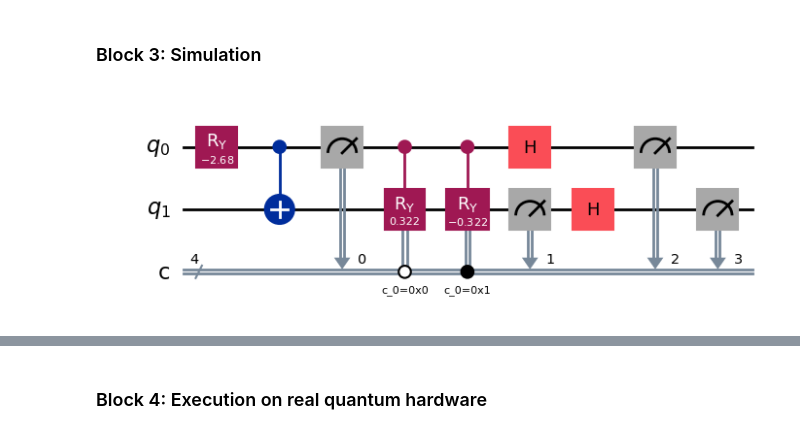
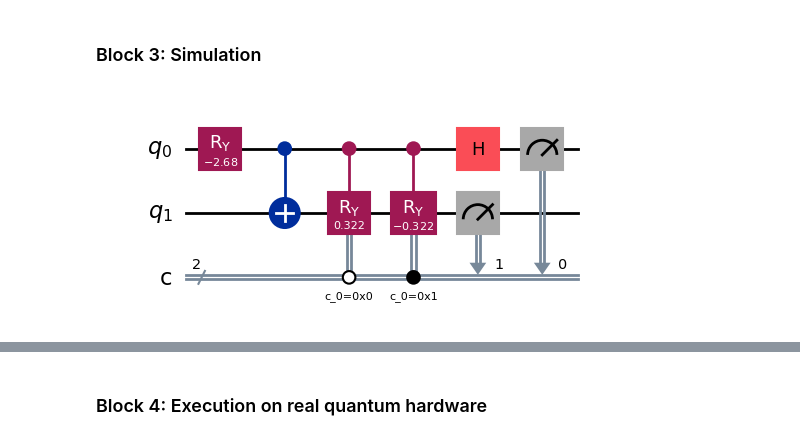
Before and after one commit to Amir1603/quantum, a Jupyter notebook: ibm/redo2.ipynb, the cells around one changed output, grey strips where cells are left out. Saved outputs shown, nothing was run; the diff lists cells and outputs as text; code cells hidden in the pictures.

```diff
--- a/ibm/redo2.ipynb
+++ b/ibm/redo2.ipynb
@@ -62,7 +11,7 @@ import numpy as np
 # %% [markdown]
 ### Block 2: Define the QET circuit function
 # %%
-def qet_circuit(h, k):
+def qet_circuit(h, k, apply_h):
     """
     Constructs the quantum circuit for the QET experiment.
 
@@ -74,7 +23,7 @@ def qet_circuit(h, k):
       qc: The constructed QuantumCircuit object.
     """
 
-    qc = QuantumCircuit(2, 4)
+    qc = QuantumCircuit(2, 2)
 
     # Prepare the ground state
     theta = -np.arccos(
@@ -82,9 +31,6 @@ def qet_circuit(h, k):
     )
     qc.ry(2 * theta, 0)
     qc.cx(0, 1)
-
-    # Alice's measurement
-    qc.measure(0, 0)  # Measure qbit 0 and store the result in classical bit 0
 
     # Bob's conditional operation
     phi = np.arcsin(
@@ -95,13 +41,15 @@ def qet_circuit(h, k):
     qc.cry(2 * phi, 0, 1).c_if(0, 0)  # Apply U(+1) if classical bit 0 is 0
     qc.cry(-2 * phi, 0, 1).c_if(0, 1)  # Apply U(-1) if classical bit 0 is 1
 
+    qc.h(0)
+
+    if apply_h:
+      qc.h(1)
+
+    # Alice's measurement
+    qc.measure(0, 0)  # Measure qubit 0 into classical bit 0
     qc.measure(1, 1)  # Measure qubit 1 into classical bit 1
 
-    qc.h(0)
-    qc.h(1)
-    qc.measure(0, 2)  # Measure qubit 0 into classical bit 2
-    qc.measure(1, 3)  # Measure qubit 1 into classical bit 3
-
     return qc
 # %% [markdown]
 ### Block 3: Simulation
@@ -110,17 +58,23 @@ def qet_circuit(h, k):
 h = 1
 k = 0.5
 
-# Construct the circuit
-qc = qet_circuit(h, k)
+total_shots = 2 ** 10
 
-# Use the Qiskit simulator
-simulator = Aer.get_backend('qasm_simulator')
-qc_compiled = transpile(qc, simulator)
+def run_sim(v):
+    # Construct the circuit
+    qc = qet_circuit(h, k, v)
 
-job_sim = simulator.run(qc_compiled, shots=1024)
-result_sim = job_sim.result()
-counts_sim = result_sim.get_counts(qc_compiled)
+    # Use the Qiskit simulator
+    simulator = Aer.get_backend('qasm_simulator')
+    qc_compiled = transpile(qc, simulator)
 
-circuit_drawer(qc, output='mpl')
+    job_sim = simulator.run(qc_compiled, shots=total_shots)
+    result_sim = job_sim.result()
+    counts_sim = result_sim.get_counts(qc_compiled)
+
+    return qc, counts_sim
-# %% [output]
-[figure, removed]
+# %%
+qc, h1_counts_sim = run_sim(False)
+circuit_drawer(qc, output='mpl')
+# %% [output]
+[figure, added]
```
Also changed, not shown: parts of 8 cells of this notebook.
